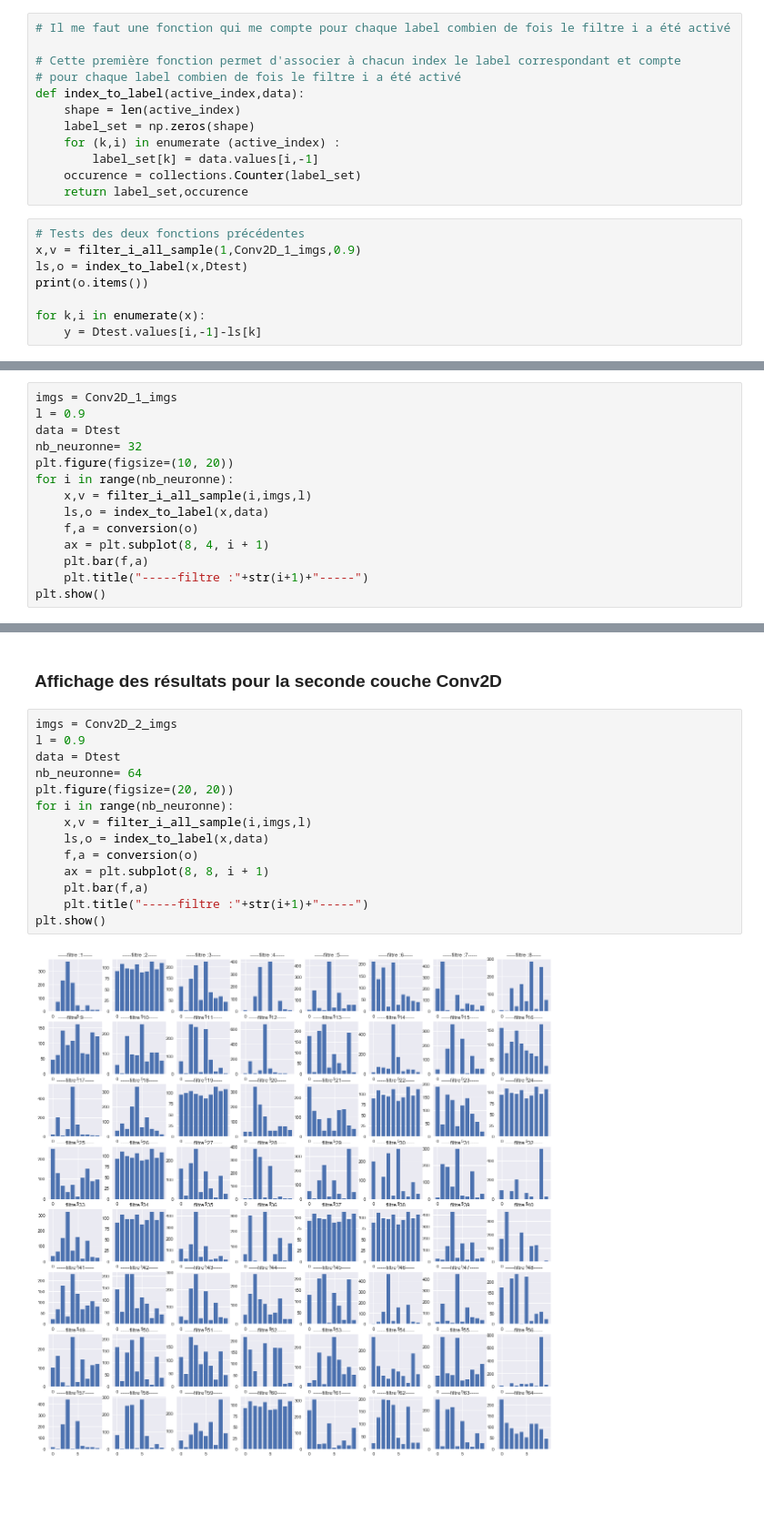
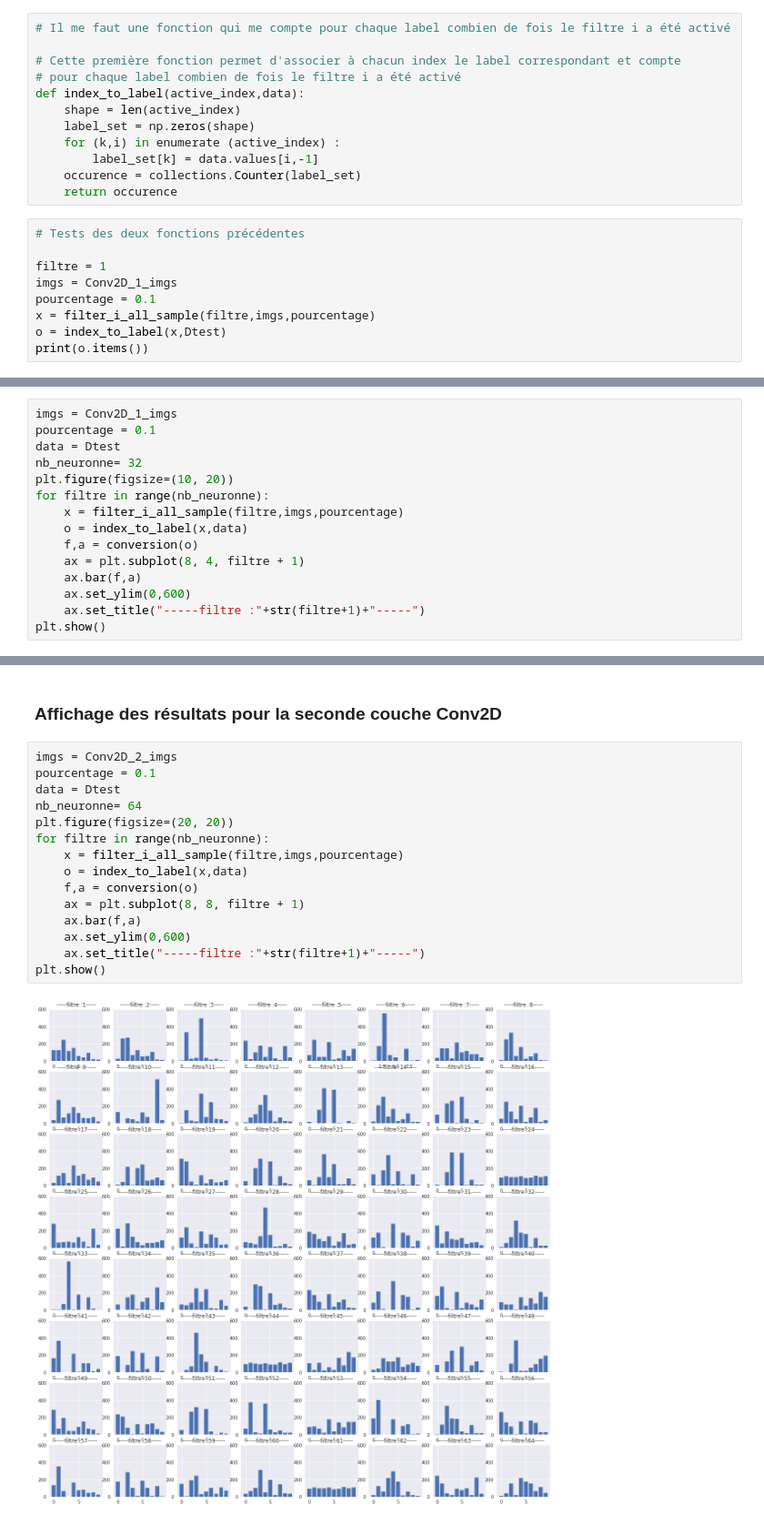
Before and after one commit to rgear/projet_BE, a Jupyter notebook: Mnist_intermediaire.ipynb, the cells around one changed output, grey strips where cells are left out. Shown at 91% size. Saved outputs shown, nothing was run; the diff lists cells and outputs as text; blank space fills up the shorter version.

```diff
--- a/Mnist_intermediaire.ipynb
+++ b/Mnist_intermediaire.ipynb
@@ -592,13 +639,14 @@ def index_to_label(active_index,data):
     for (k,i) in enumerate (active_index) :
         label_set[k] = data.values[i,-1]
     occurence = collections.Counter(label_set)
-    return label_set,occurence
+    return occurence
 # %%
 # Tests des deux fonctions précédentes
-x,v = filter_i_all_sample(1,Conv2D_1_imgs,0.9)
-ls,o = index_to_label(x,Dtest)
+
+filtre = 1
+imgs = Conv2D_1_imgs
+pourcentage = 0.1
+x = filter_i_all_sample(filtre,imgs,pourcentage)
+o = index_to_label(x,Dtest)
 print(o.items())
-
-for k,i in enumerate(x):
-    y = Dtest.values[i,-1]-ls[k]
 # %% [output]
@@ -622,16 +668,17 @@ plt.show()
 ### Affichage des résultats pour la première couche Conv2D
 # %%
 imgs = Conv2D_1_imgs
-l = 0.9
+pourcentage = 0.1
 data = Dtest
 nb_neuronne= 32
 plt.figure(figsize=(10, 20))
-for i in range(nb_neuronne):
-    x,v = filter_i_all_sample(i,imgs,l)
-    ls,o = index_to_label(x,data)
+for filtre in range(nb_neuronne):
+    x = filter_i_all_sample(filtre,imgs,pourcentage)
+    o = index_to_label(x,data)
     f,a = conversion(o)
-    ax = plt.subplot(8, 4, i + 1)
-    plt.bar(f,a)
-    plt.title("-----filtre :"+str(i+1)+"-----")
+    ax = plt.subplot(8, 4, filtre + 1)
+    ax.bar(f,a)
+    ax.set_ylim(0,600)
+    ax.set_title("-----filtre :"+str(filtre+1)+"-----")
 plt.show()
 # %% [output]
@@ -640,17 +687,18 @@ plt.show()
 ### Affichage des résultats pour la seconde couche Conv2D
 # %%
 imgs = Conv2D_2_imgs
-l = 0.9
+pourcentage = 0.1
 data = Dtest
 nb_neuronne= 64
 plt.figure(figsize=(20, 20))
-for i in range(nb_neuronne):
-    x,v = filter_i_all_sample(i,imgs,l)
-    ls,o = index_to_label(x,data)
+for filtre in range(nb_neuronne):
+    x = filter_i_all_sample(filtre,imgs,pourcentage)
+    o = index_to_label(x,data)
     f,a = conversion(o)
-    ax = plt.subplot(8, 8, i + 1)
-    plt.bar(f,a)
-    plt.title("-----filtre :"+str(i+1)+"-----")
+    ax = plt.subplot(8, 8, filtre + 1)
+    ax.bar(f,a)
+    ax.set_ylim(0,600)
+    ax.set_title("-----filtre :"+str(filtre+1)+"-----")
 plt.show()
 # %% [output]
-[figure, old version]
+[figure, new version]
```
Also changed, not shown: parts of 28 cells of this notebook, 2 other files.
